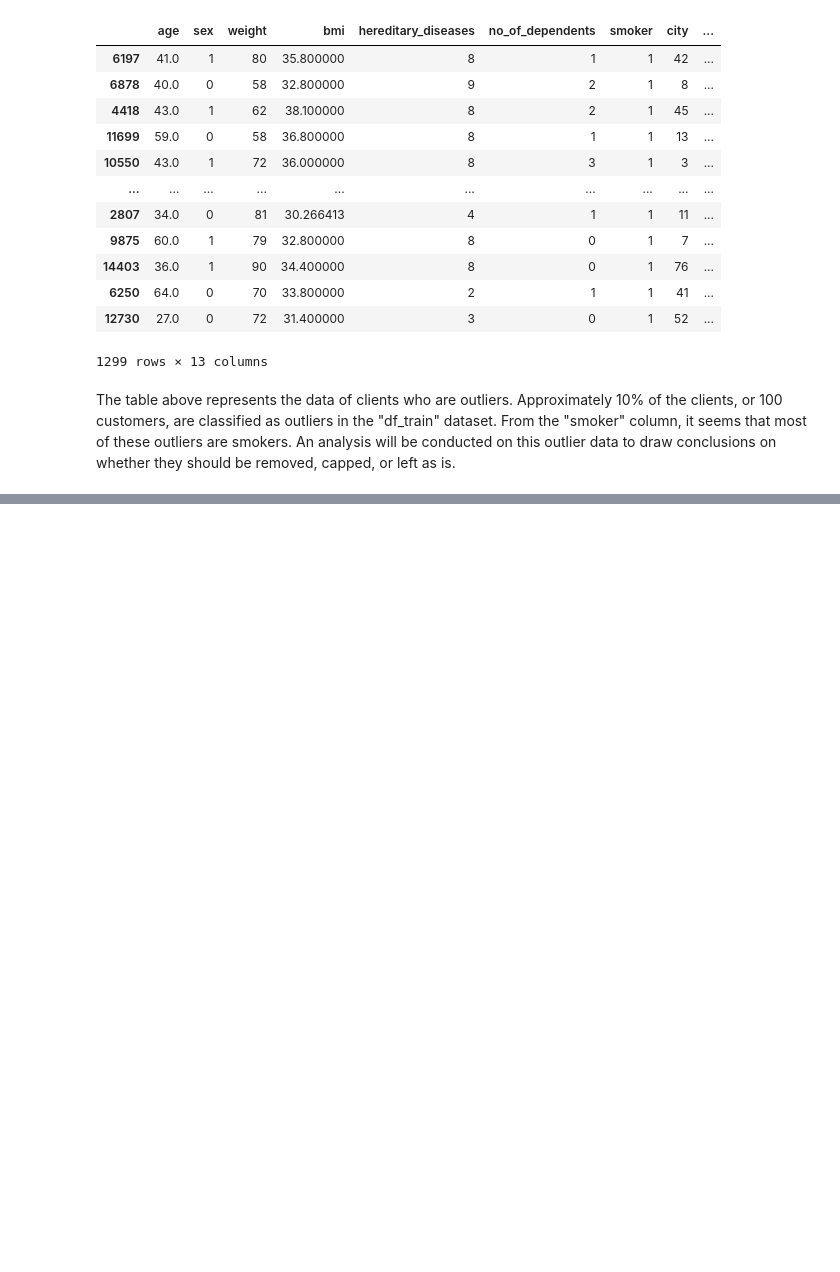
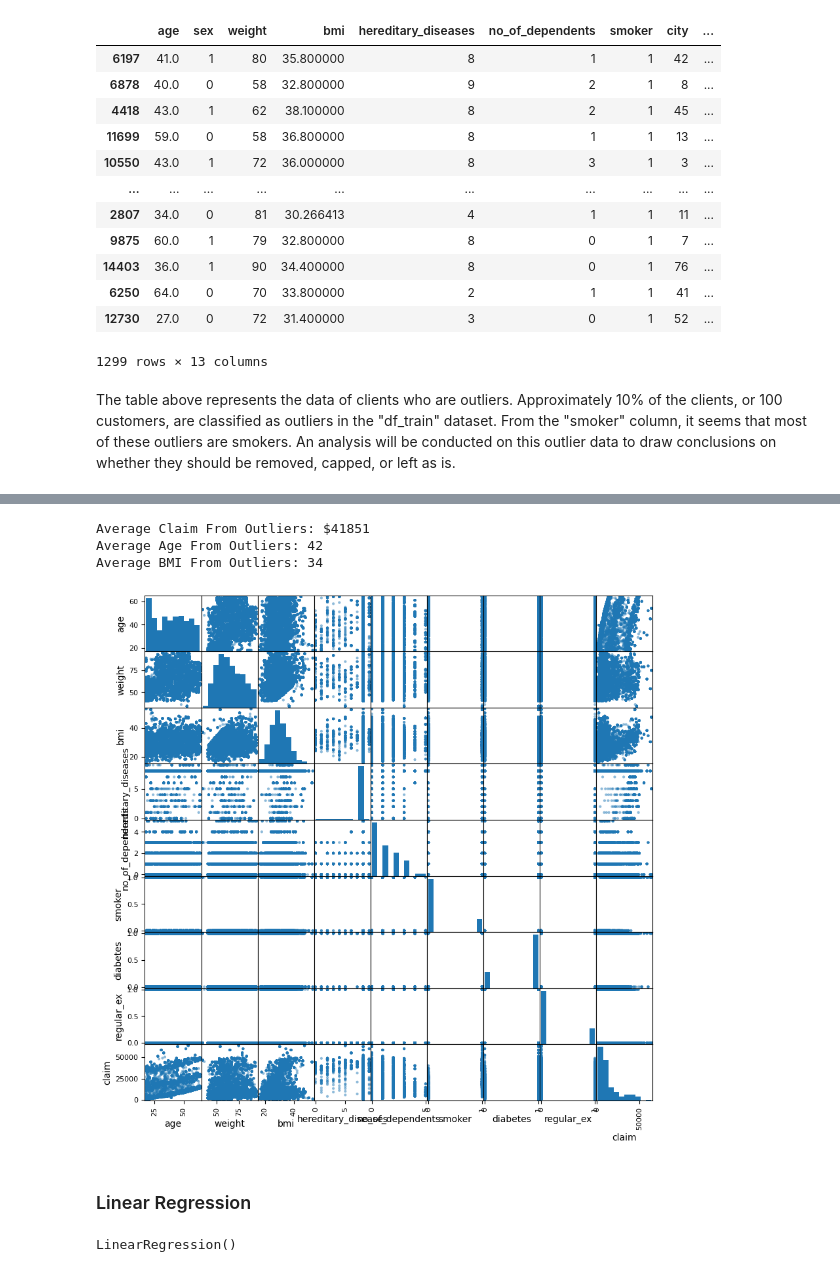
Before and after one commit to arun-ekambaram/Health-Insurance-Claim-Prediction, a Jupyter notebook: experiment.ipynb, the cells around one changed output, grey strips where cells are left out. Saved outputs shown, nothing was run; the diff lists cells and outputs as text; code cells hidden in the pictures; blank space fills up the shorter version.

```diff
--- a/experiment.ipynb
+++ b/experiment.ipynb
@@ -605,0 +630,8 @@ The table above represents the data of clients who are outliers. Approximately 1
+# %%
+print(f'Average Claim From Outliers: ${(outliers.claim.mean()):.0f}')
+print(f'Average Age From Outliers: {outliers.age.mean():.0f}')
+print(f'Average BMI From Outliers: {outliers.bmi.mean():.0f}')
+# %% [output]
+Average Claim From Outliers: $41851
+Average Age From Outliers: 42
+Average BMI From Outliers: 34
@@ -605,0 +646,12 @@ The table above represents the data of clients who are outliers. Approximately 1
+# %%
+# Selecting the features and target variable
+featuresx = final_features
+targetx = 'claim'
+
+# Creating a scatter matrix
+pd.plotting.scatter_matrix(updated_df[featuresx + [targetx]], figsize=(10, 10))
+plt.show()
+# %% [output]
+[figure, added]
+# %% [markdown]
+### Linear Regression
@@ -605,0 +660,4 @@ The table above represents the data of clients who are outliers. Approximately 1
+# %%
+model_1.fit(X_train, y_train)
+# %% [output]
+LinearRegression()
```
Also changed, not shown: parts of 16 cells of this notebook.
